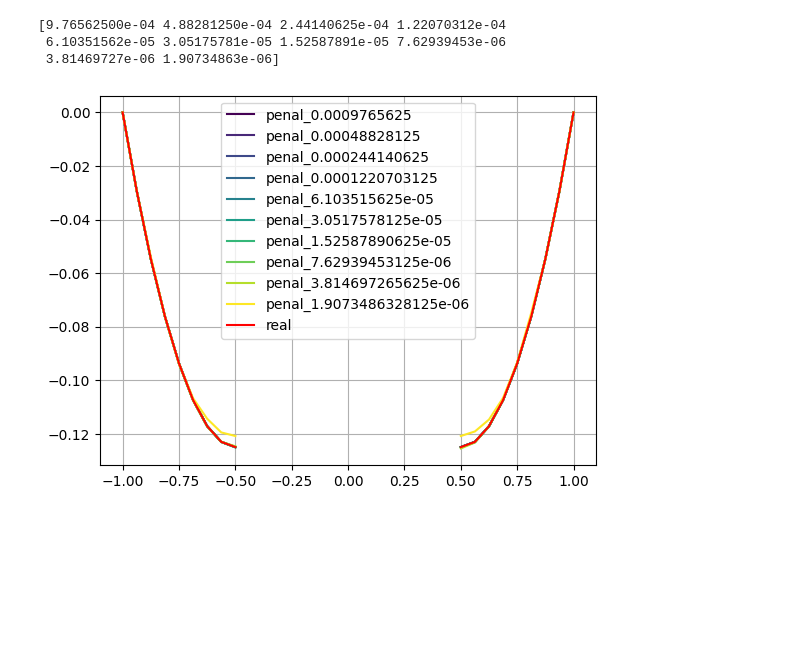
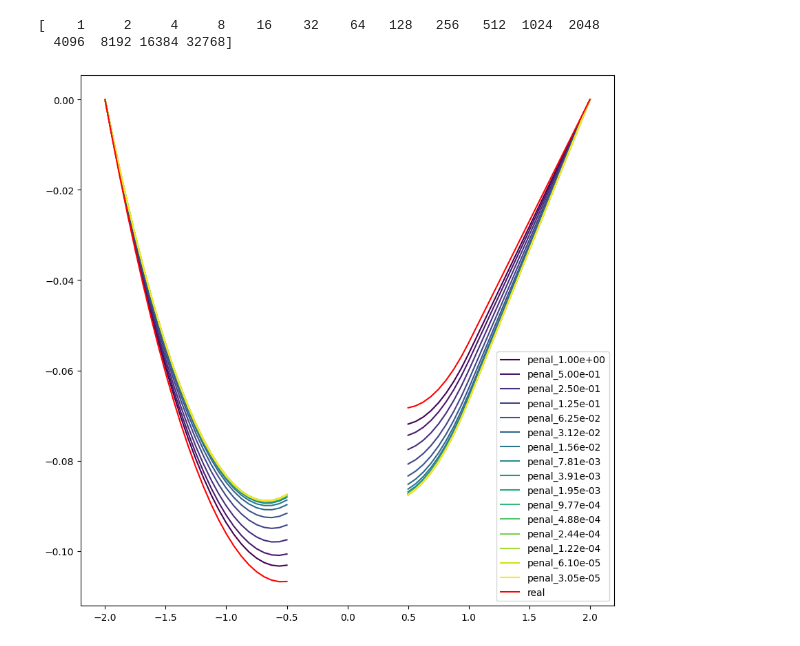
Before and after one commit to KOS-UJ/Spring-Rods-System-Approximation, a Jupyter notebook: experiments/convergence_result.ipynb, the cells around one changed output. Saved outputs shown, nothing was run; the diff lists cells and outputs as text; code cells hidden in the pictures; blank space fills up the shorter version.

```diff
--- a/experiments/convergence_result.ipynb
+++ b/experiments/convergence_result.ipynb
@@ -8,12 +8,18 @@ from spring_rods_system_setup import SpringRodsSystemSetup
 from spring_rods_system_with_penalization_setup import SpringRodSystemWithPenalizationSetup
 from spring_rods_system_solver import SpringRodsSystemSolver
 from utils.computational_utils import l2_norm
+# %%
+plt.rcParams.update({
+    'axes.grid': True,
+    'figure.facecolor': 'white',
+    'mathtext.default': 'regular',
+})
 # %%
 model_setup = {
-    'interval': (-1, 1),
+    'interval': (-2, 2),
     'spring_len': 1,
     'step_size': 1/16,
-    'material_const': (1, 1),
+    'material_const': (10, 10),
     'spring_const': (1, 1),
     'body_forces': lambda x: np.where(x < 1, -1, 0),
 }
@@ -40,35 +46,37 @@ penalized_model = SpringRodSystemWithPenalizationSetup(
 )
 solver = SpringRodsSystemSolver(penalized_model)
 # %%
-# penal_params = np.array([1, 1e2, 1e3, 1e4, 1e5, 1e6, 1e7])
-penal_params = np.array([1 / (1 << x) for x in range(10, 20)])
+penal_params = np.array([1 << x for x in range(16)])
+# penal_params = np.array([1 / (1 << x) for x in range(10, 20)])
 # %%
 print(penal_params)
 # %% [output]
-[9.76562500e-04 4.88281250e-04 2.44140625e-04 1.22070312e-04
- 6.10351562e-05 3.05175781e-05 1.52587891e-05 7.62939453e-06
- 3.81469727e-06 1.90734863e-06]
+[    1     2     4     8    16    32    64   128   256   512  1024  2048
+  4096  8192 16384 32768]
 # %%
 cmap = plt.get_cmap('viridis', penal_params.size)
 # %%
+fig = plt.gcf()
+fig.set_size_inches(10, 10)
+
 error_norm = []
 
 for idx, val in enumerate(penal_params):
-    penalized_model.penalization_const = val
+    penalized_model.penalization_const = 1 / val
     solution = solver()
 
     err = tuple(solution[side] - real_solution[side] for side in (0, 1))
     error_norm.append(l2_norm(values=err, domain=model.domain))
 
-    plt.plot(penalized_model.domain[0], solution[0], color=cmap(idx), label=f'penal_{val}')
+    plt.plot(penalized_model.domain[0], solution[0], color=cmap(idx), label=f'penal_{1 / val:.2e}')
     plt.plot(penalized_model.domain[1], solution[1], color=cmap(idx))
 
 plt.plot(model.domain[0], real_solution[0], color='red', label='real')
 plt.plot(model.domain[1], real_solution[1], color='red')
 
 plt.legend()
 plt.grid()
 # %% [output]
-[figure, old version]
+[figure, new version]
 # %%
 fig = plt.gcf()
```
Also changed, not shown: parts of 1 cell of this notebook.
